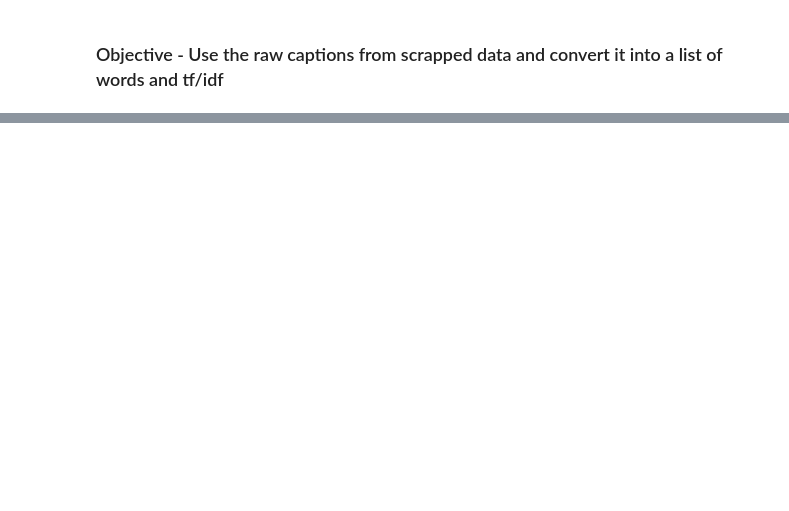
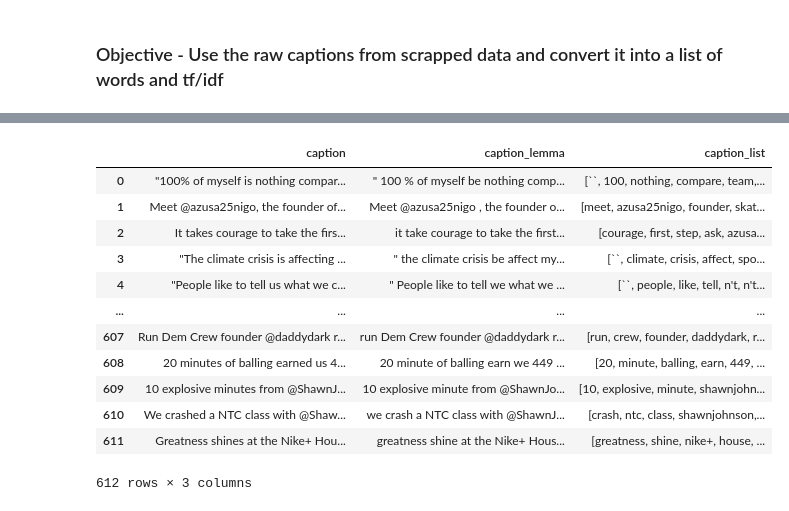
Before and after one commit to vicgpt/Unstructured-Data-Analytics, a Jupyter notebook: Project/caption_to_list.ipynb, the cells around one changed output, grey strips where cells are left out. Cells and saved outputs as stored; diff of their text form; code cells hidden in the pictures; blank space fills up the shorter version.

Commit message:
caption to list to tf-idf dfs done

```diff
--- a/Project/caption_to_list.ipynb
+++ b/Project/caption_to_list.ipynb
@@ -191,0 +184,4 @@ Index(['back', 'fast', 'passionate', 'train', 'asphalt', 'girls', 'starting',
+# %%
+# reading the data
+data = pd.read_csv('Nike/nike_data.csv')
+data.head()
@@ -191,0 +199,2 @@ Index(['back', 'fast', 'passionate', 'train', 'asphalt', 'girls', 'starting',
+# %%
+captions = caption_cleaning(data)
@@ -191,0 +219,16 @@ Index(['back', 'fast', 'passionate', 'train', 'asphalt', 'girls', 'starting',
+# %%
+captions
+# %% [output]
+|  | caption | caption_lemma | caption_list |
+| 0 | "100% of myself is nothing compar... | " 100 % of myself be nothing comp... | [``, 100, nothing, compare, team,... |
+| 1 | Meet @azusa25nigo, the founder of... | Meet @azusa25nigo , the founder o... | [meet, azusa25nigo, founder, skat... |
+| 2 | It takes courage to take the firs... | it take courage to take the first... | [courage, first, step, ask, azusa... |
+| 3 | "The climate crisis is affecting ... | " the climate crisis be affect my... | [``, climate, crisis, affect, spo... |
+| 4 | "People like to tell us what we c... | " People like to tell we what we ... | [``, people, like, tell, n't, n't... |
+| ... | ... | ... | ... |
+| 607 | Run Dem Crew founder @daddydark r... | run Dem Crew founder @daddydark r... | [run, crew, founder, daddydark, r... |
+| 608 | 20 minutes of balling earned us 4... | 20 minute of balling earn we 449 ... | [20, minute, balling, earn, 449, ... |
+| 609 | 10 explosive minutes from @ShawnJ... | 10 explosive minute from @ShawnJo... | [10, explosive, minute, shawnjohn... |
+| 610 | We crashed a NTC class with @Shaw... | we crash a NTC class with @ShawnJ... | [crash, ntc, class, shawnjohnson,... |
+| 611 | Greatness shines at the Nike+ Hou... | greatness shine at the Nike+ Hous... | [greatness, shine, nike+, house, ... |
+612 rows × 3 columns
```
Also changed, not shown: parts of 30 cells of this notebook.
